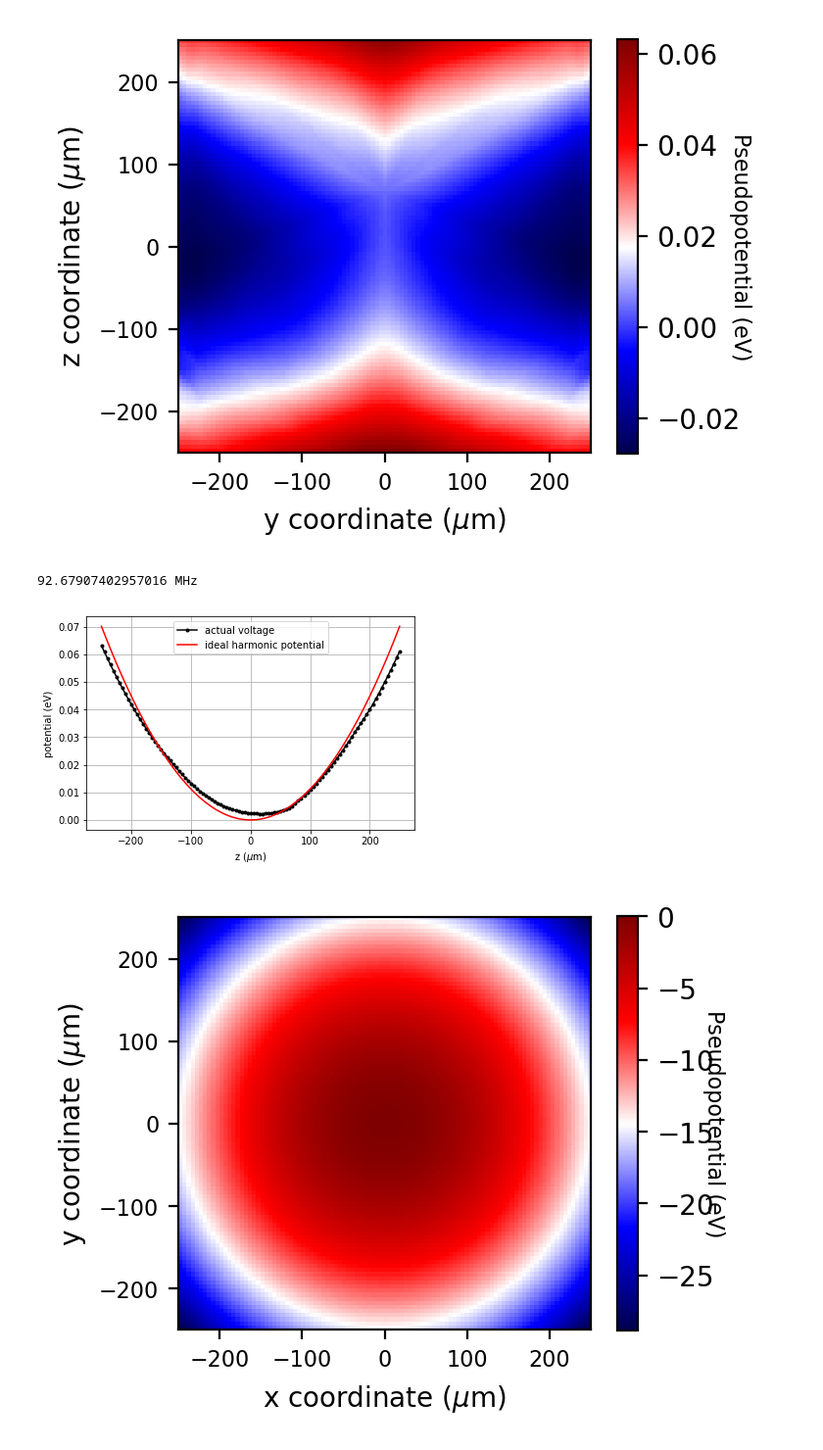
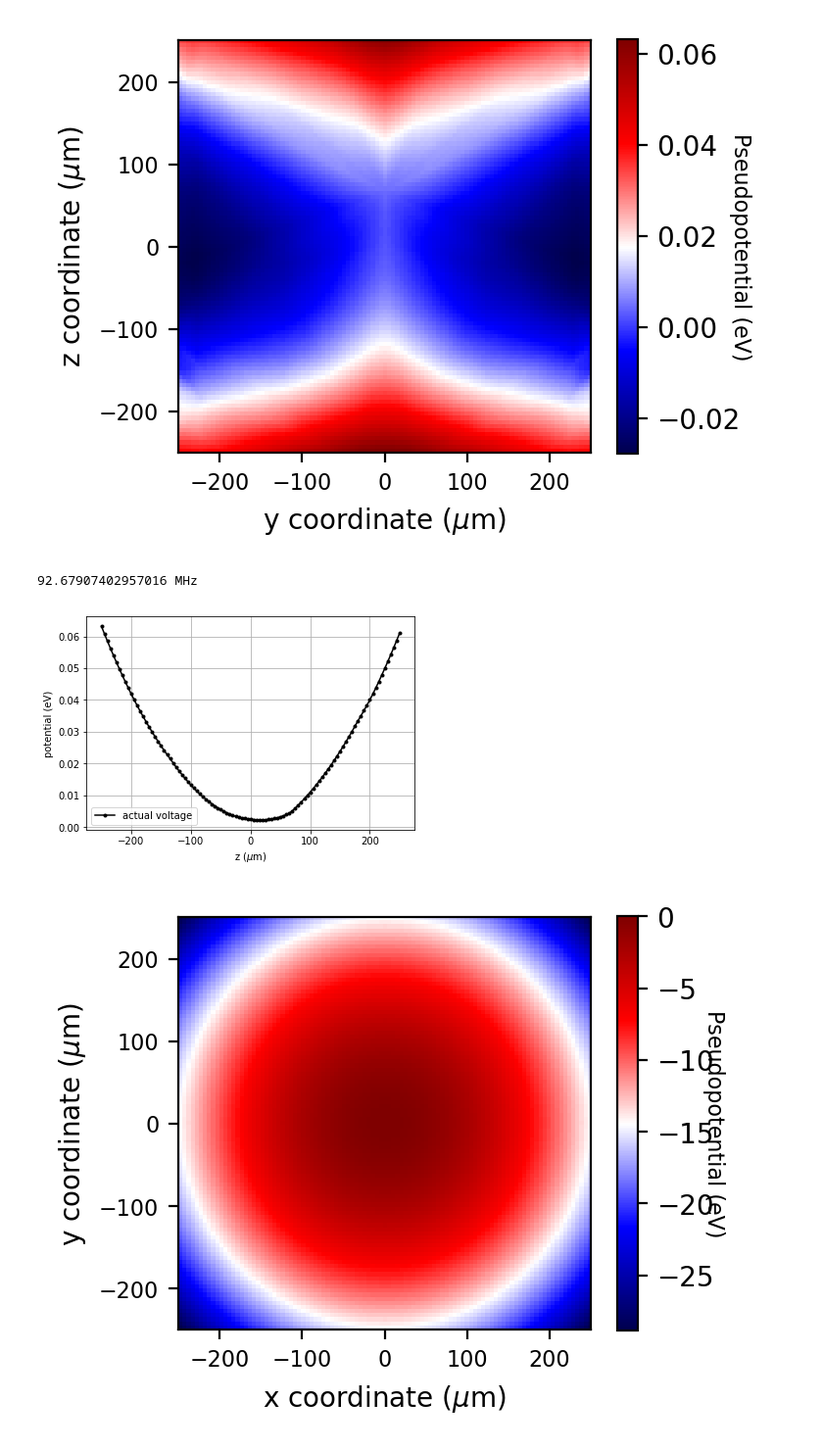
Before and after one commit to HaeffnerLab/Electron-Trap-Design-Testing, a Jupyter notebook: DC_Confinement/DC_sim_500um.ipynb, the cells around one changed output. Shown at 98% size. Drawn from its saved outputs; the diff is of its cells as text; code cells hidden in the pictures.

```diff
--- a/DC_Confinement/DC_sim_500um.ipynb
+++ b/DC_Confinement/DC_sim_500um.ipynb
@@ -19,8 +19,9 @@ qe = 1.60217662e-19 #coulombs
 pot_data = []
 for mod in ["tl", "bl"]:
     for i in [1, 2, 3, 4, 5]:
-        file_name = 'DC_'+mod+str(i)+'_500um_cubed_5mu_steps.fld'
-        full = file_name
+        loc = "DC_Pot_500um_5mu_steps"
+        file_name = '/DC_'+mod+str(i)+'_500um_cubed_5mu_steps.fld'
+        full = loc + file_name
 
         df = pandas.read_csv(full, sep=' ', skiprows = 2, header = None)
         df.columns = ['V']
@@ -50,8 +51,9 @@ for mod in ["tl", "bl"]:
 # loading right electrodes
 for mod in ["tl", "bl"]:
     for i in [1, 2, 3, 4, 5]:
-        file_name = 'DC_'+mod+str(i)+'_500um_cubed_5mu_steps.fld'
-        full = file_name
+        loc = "DC_Pot_500um_5mu_steps"
+        file_name = '/DC_'+mod+str(i)+'_500um_cubed_5mu_steps.fld'
+        full = loc + file_name
 
         df = pandas.read_csv(full, sep=' ', skiprows = 2, header = None)
         df.columns = ['V']
@@ -235,24 +245,24 @@ plt.show()
 # %%
 x = np.linspace(-250.0e-6, 250.0e-6, 101)
 y = df.loc[(df.X == 0.0) & (df.Y == 0.0)].loc[:, 'V'].values
 plt.plot(x*1.0e6, y, color="black", marker=".", label="actual voltage")
 plt.xlabel("z ($\mu$m)")
 plt.ylabel("potential (eV)")
 
 z_th = np.linspace(-250, 250, 101)
 pot_th = 0.5*me*omegaz**2*(z_th*1.0e-6)**2/qe
-plt.plot(z_th, pot_th, 'r-', label="ideal harmonic potential")
+# plt.plot(z_th, pot_th, 'r-', label="ideal harmonic potential")
 
 a, b, c = np.polyfit(x, y, 2)
 # plt.plot(x*1.0e6, a*x**2 + b*x + c, color = "black", label="quadratic fit")
 
 plt.grid(True)
 plt.legend()
 f_fit = 1/(2*np.pi)*np.sqrt(2*a*qe/me)
 print(f_fit*1.0e-6, "MHz")
 # %% [output]
 92.67907402957016 MHz
-[figure, old version]
+[figure, new version]
 # %%
 Q = ep.spher_harm_basis([0.0, 0.0, 0.0], np.linspace(-250, 250, 101)*1.0e-6, np.linspace(-250, 250, 101)*1.0e-6,\
                         np.linspace(-250, 250, 101)*1.0e-6, 2)[0]
```
Also changed, not shown: parts of 3 cells of this notebook, 5 other files.
